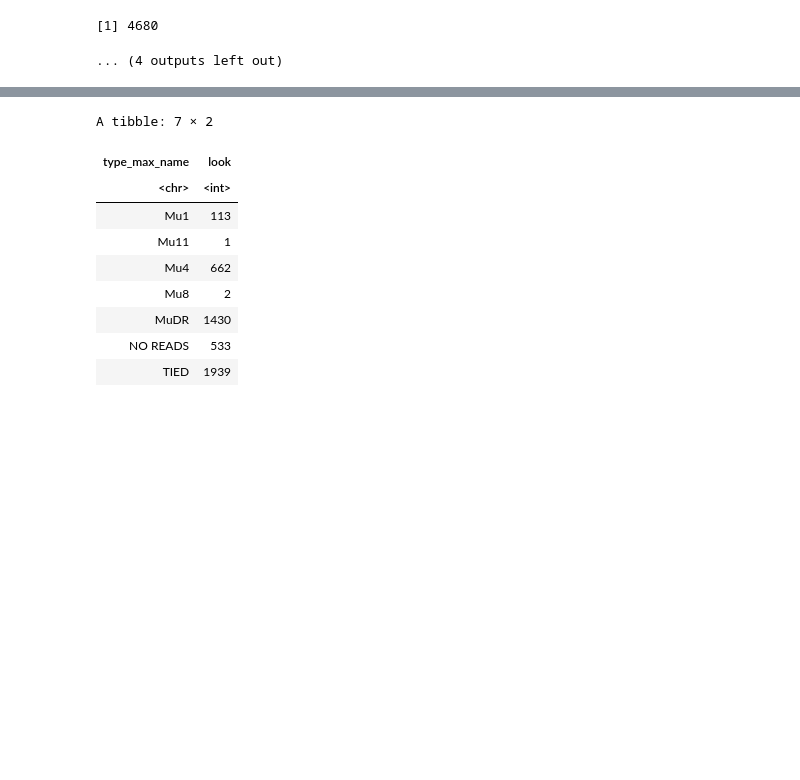
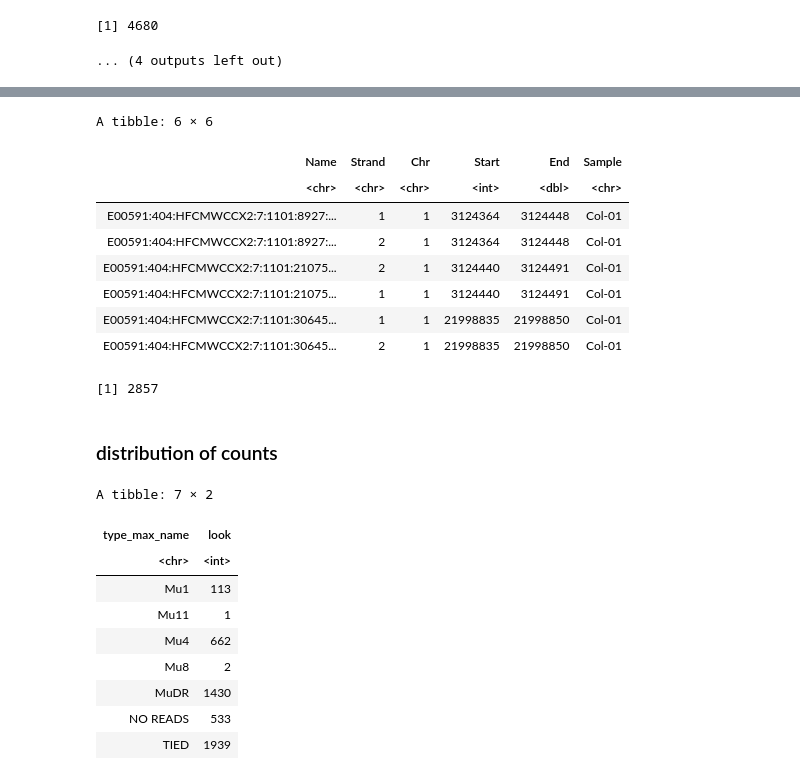
Before and after one commit to tgstoecker/MuWU, a Jupyter notebook: te_typing_annotation.ipynb, the cells around one changed output, grey strips where cells are left out. Saved outputs shown, nothing was run; the diff lists cells and outputs as text; code cells hidden in the pictures; blank space fills up the shorter version.

```diff
--- a/te_typing_annotation.ipynb
+++ b/te_typing_annotation.ipynb
@@ -587,3 +713,30 @@ A rowwise_df: 5 × 70
+# %%
+head(all_uncategorized_ins)
+nrow(all_uncategorized_ins)
+
+headers_all_uncategorized_ins <- all_uncategorized_ins %>%
+  select(Name)
+
+#names(headers_all_uncategorized_ins) <- NULL
+
+#head(headers_all_uncategorized_ins)
+
+#getwd()
+#?write.csv
+write.csv(headers_all_uncategorized_ins, "headers_all_uncategorized_ins.csv", quote=FALSE, row.names=FALSE)
+# %% [output]
+A tibble: 6 × 6
+| Name | Strand | Chr | Start | End | Sample |
+| <chr> | <chr> | <chr> | <int> | <dbl> | <chr> |
+| E00591:404:HFCMWCCX2:7:1101:8927:... | 1 | 1 | 3124364 | 3124448 | Col-01 |
+| E00591:404:HFCMWCCX2:7:1101:8927:... | 2 | 1 | 3124364 | 3124448 | Col-01 |
+| E00591:404:HFCMWCCX2:7:1101:21075... | 2 | 1 | 3124440 | 3124491 | Col-01 |
+| E00591:404:HFCMWCCX2:7:1101:21075... | 1 | 1 | 3124440 | 3124491 | Col-01 |
+| E00591:404:HFCMWCCX2:7:1101:30645... | 1 | 1 | 21998835 | 21998850 | Col-01 |
+| E00591:404:HFCMWCCX2:7:1101:30645... | 2 | 1 | 21998835 | 21998850 | Col-01 |
+[1] 2857
+# %% [markdown]
+### distribution of counts
 # %%
 sss %>%
 #  filter(Sample == "Row-01") %>%
```
Also changed, not shown: parts of 9 cells of this notebook.
